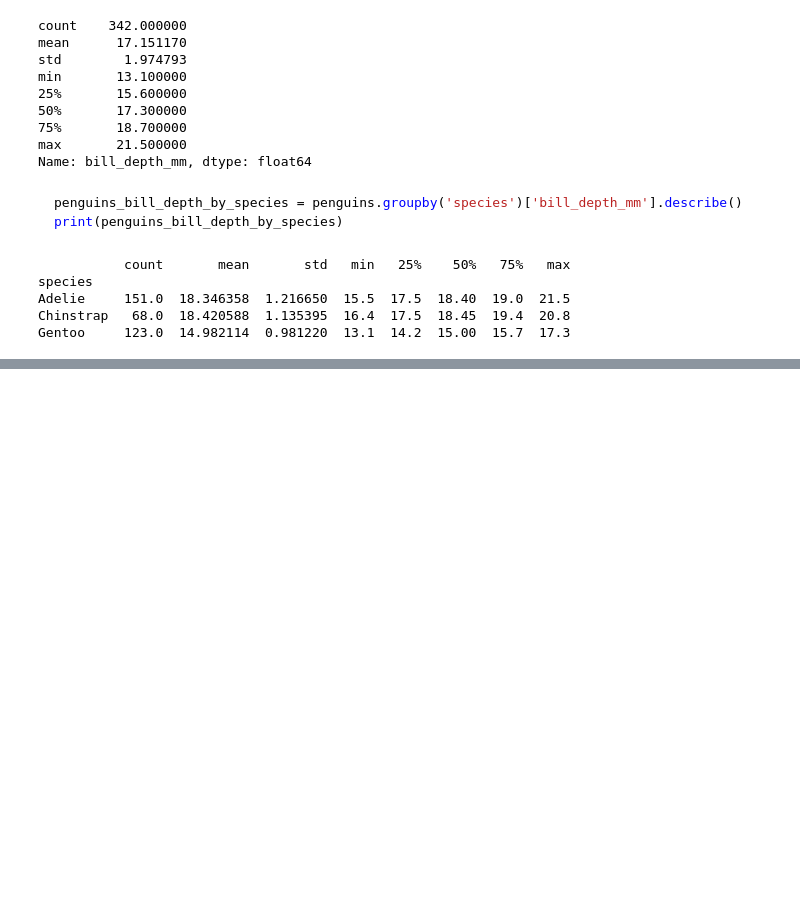
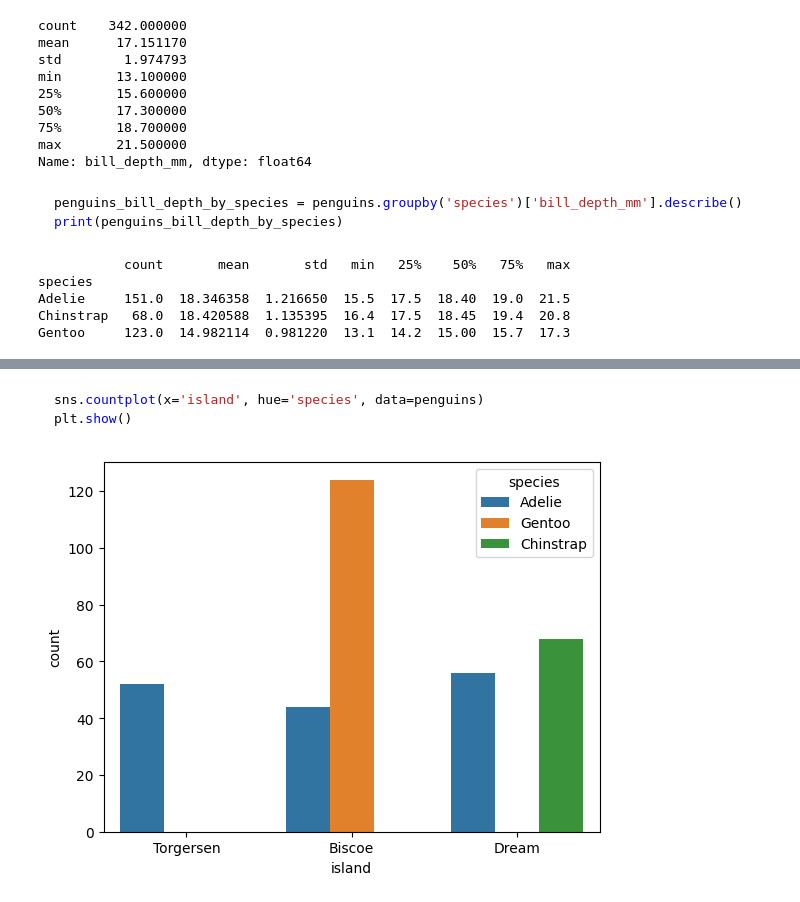
Before and after one commit to omalleymatt/Palmer-Penguins, a Jupyter notebook: notebooks/llm_eda.ipynb, the cells around one changed output, grey strips where cells are left out. Saved outputs shown, nothing was run; the diff lists cells and outputs as text; code cells hidden in the pictures; blank space fills up the shorter version.

````diff
--- a/notebooks/llm_eda.ipynb
+++ b/notebooks/llm_eda.ipynb
@@ -141,0 +144,8 @@ Gentoo     123.0  14.982114  0.981220  13.1  14.2  15.00  15.7  17.3
+# %%
+q('visualize the distribution of species among the different islands')
+# %% [output]
+```python
+sns.countplot(x='island', hue='species', data=penguins)
+plt.show()
+```
+[figure, added]
````
Also changed, not shown: parts of 2 cells of this notebook.
